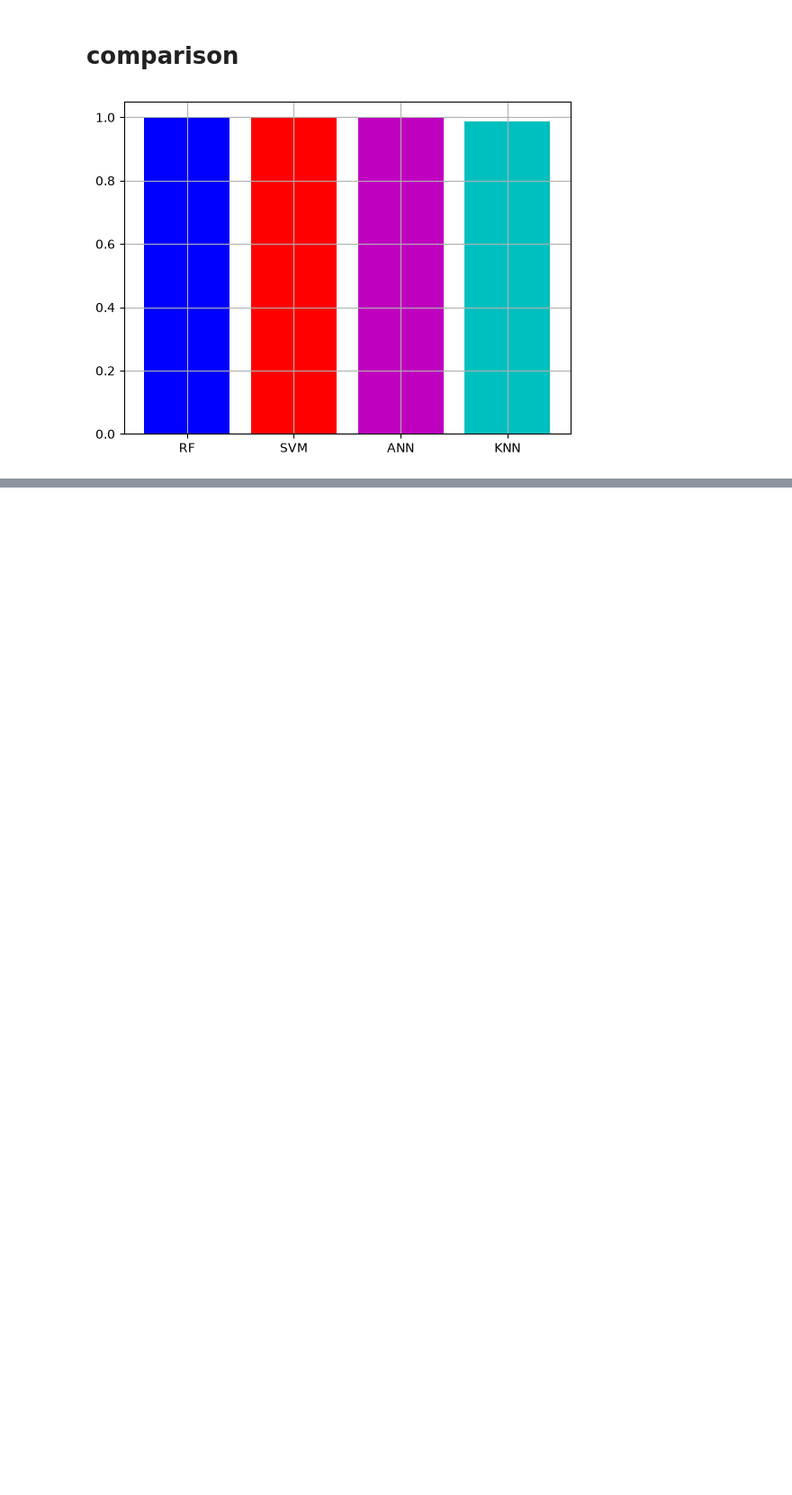
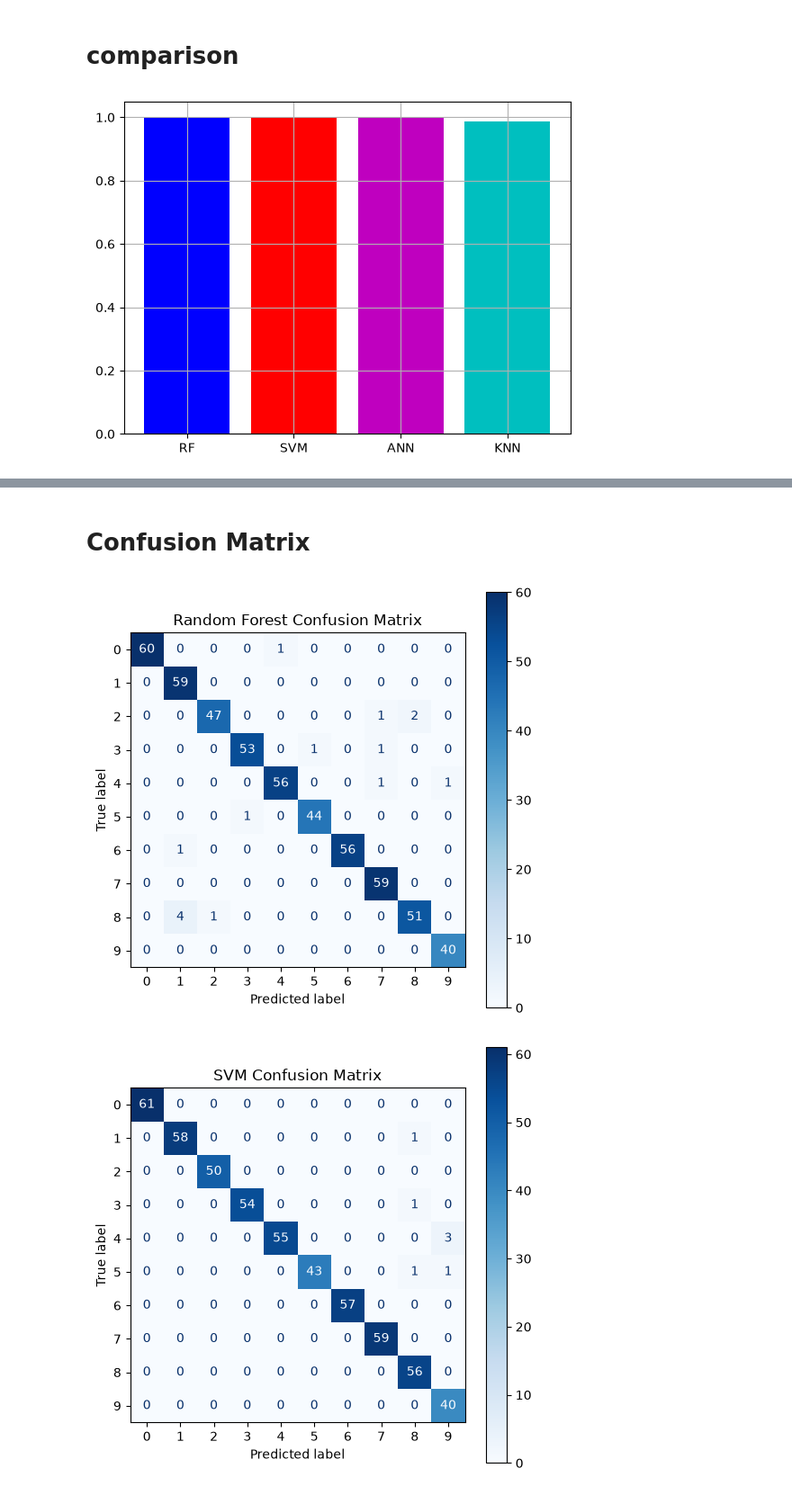
Before and after one commit to nazarinikan47-wq/Number-Image-Processing, a Jupyter notebook: number_image_processing.ipynb, the cells around one changed output, grey strips where cells are left out. Shown at 90% size. Drawn from its saved outputs; the diff is of its cells as text; code cells hidden in the pictures; blank space fills up the shorter version.

```diff
--- a/number_image_processing.ipynb
+++ b/number_image_processing.ipynb
@@ -218,0 +219,2 @@ plt.show()
+# %% [markdown]
+# Confusion Matrix
@@ -218,0 +225,32 @@ plt.show()
+# %%
+def plot_confusion_matrix(model, model_name):
+
+    y_pred = model.predict(x_test)
+
+    cm = confusion_matrix(y_test, y_pred)
+
+    fig, ax = plt.subplots(figsize=(6,6))
+
+    disp = ConfusionMatrixDisplay(
+        confusion_matrix=cm
+    )
+
+    disp.plot(cmap="Blues", ax=ax)
+
+    plt.title(f"{model_name} Confusion Matrix")
+
+    plt.savefig(
+        f"images/{model_name.lower().replace(' ','_')}_confusion_matrix.png",
+        dpi=300,
+        bbox_inches="tight"
+    )
+
+    plt.show()
+# %%
+plot_confusion_matrix(rf, "Random Forest")
+plot_confusion_matrix(svm, "SVM")
+plot_confusion_matrix(ann, "Neural Network")
+plot_confusion_matrix(knn, "KNN")
+# %% [output]
+[figure, added]
+[figure, added]
```
Also changed, not shown: parts of 16 cells of this notebook, 8 other files.
